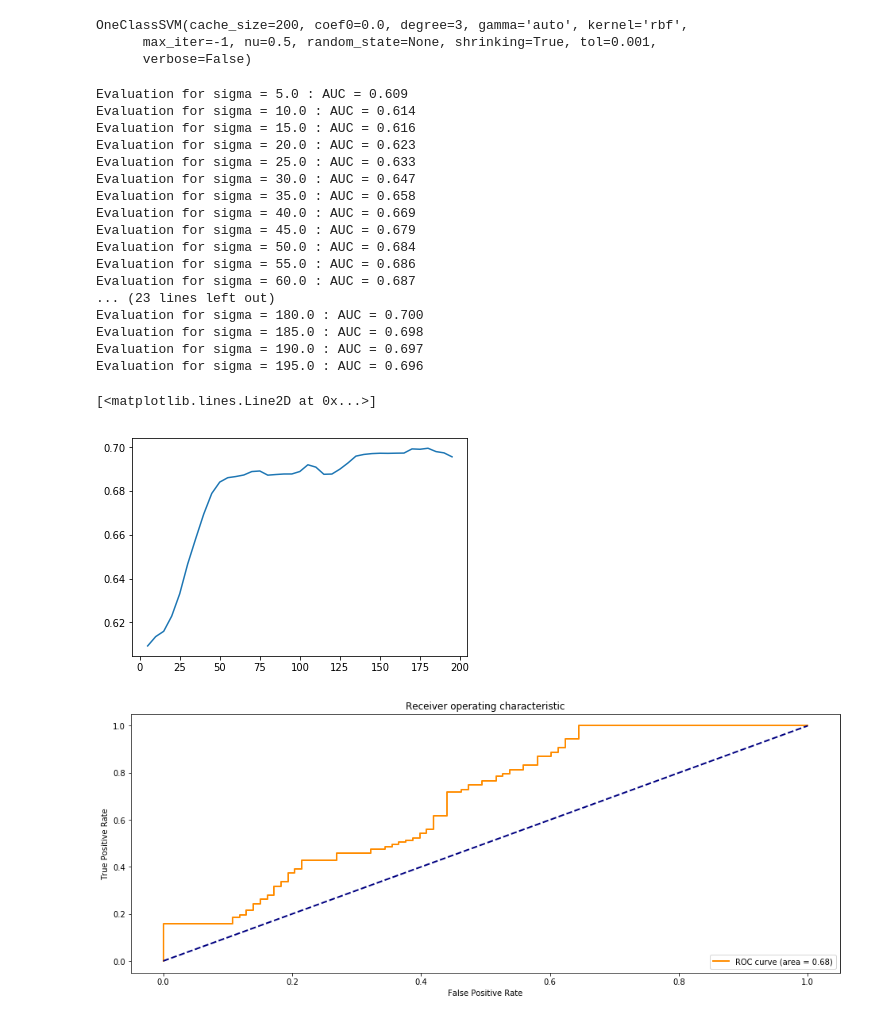
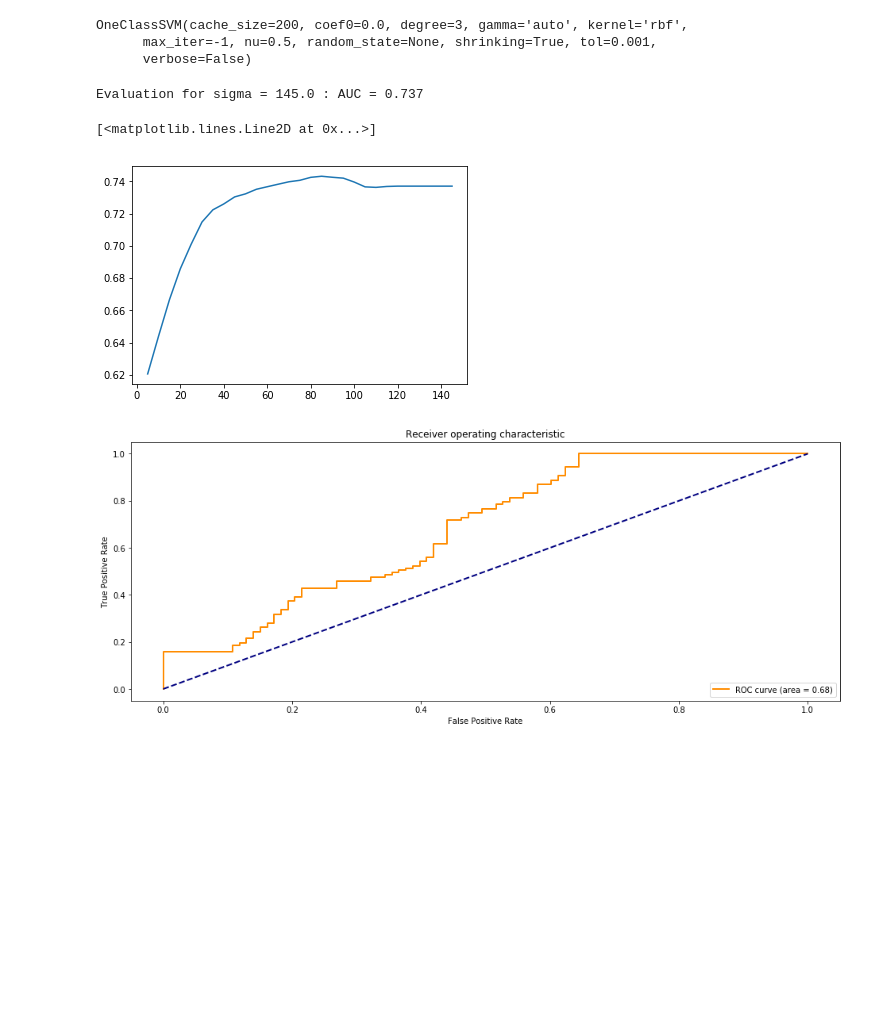
Before and after one commit to Smoltbob/INF8225_Anomalies, a Jupyter notebook: oneclasssvm.ipynb, the cells around one changed output. Drawn from its saved outputs; the diff is of its cells as text; code cells hidden in the pictures; blank space fills up the shorter version.

```diff
--- a/oneclasssvm.ipynb
+++ b/oneclasssvm.ipynb
@@ -844,8 +809,8 @@ def get_scores(group):
 results_df = results_df.groupby(['clip', 'frame']).apply(get_scores)
 # %%
 # Choice of the anomaly vectors
-results_anomaly = np.array(results_df['svm_score'])
-#results_anomaly = np.array(results_df['retina_score'])
+#results_anomaly = np.array(results_df['svm_score'])
+results_anomaly = np.array(results_df['retina_score'])
 # %%
 def filter_results(results_anomaly, sigma, n_frames_per_clip):
     """
@@ -865,34 +830,18 @@ def filter_results(results_anomaly, sigma, n_frames_per_clip):
 # %%
 # What about sigma ?
 auc_sigma = []
-sigma_values = np.arange(5,200, 5)
+sigma_values = np.arange(5,150, 5)
 for sigma in sigma_values:
     fpr, tpr, _ = roc_curve(gt_test_peds,filter_results(results_anomaly, sigma, n_frames_per_clip))
     roc_auc = auc(fpr, tpr)
     auc_sigma.append(roc_auc)
-    print("Evaluation for sigma = %.1f : AUC = %.3f" %(sigma, roc_auc))
+print("Evaluation for sigma = %.1f : AUC = %.3f" %(sigma, roc_auc))
 
 plt.plot(sigma_values, auc_sigma)
 # %% [output]
-Evaluation for sigma = 5.0 : AUC = 0.609
-Evaluation for sigma = 10.0 : AUC = 0.614
-Evaluation for sigma = 15.0 : AUC = 0.616
-Evaluation for sigma = 20.0 : AUC = 0.623
-Evaluation for sigma = 25.0 : AUC = 0.633
-Evaluation for sigma = 30.0 : AUC = 0.647
-Evaluation for sigma = 35.0 : AUC = 0.658
-Evaluation for sigma = 40.0 : AUC = 0.669
-Evaluation for sigma = 45.0 : AUC = 0.679
-Evaluation for sigma = 50.0 : AUC = 0.684
-Evaluation for sigma = 55.0 : AUC = 0.686
-Evaluation for sigma = 60.0 : AUC = 0.687
-... (23 lines left out)
-Evaluation for sigma = 180.0 : AUC = 0.700
-Evaluation for sigma = 185.0 : AUC = 0.698
-Evaluation for sigma = 190.0 : AUC = 0.697
-Evaluation for sigma = 195.0 : AUC = 0.696
+Evaluation for sigma = 145.0 : AUC = 0.737
 [<matplotlib.lines.Line2D at 0x...>]
-[figure, old version]
+[figure, new version]
 # %%
 video_num = 0
 
```
Also changed, not shown: parts of 2 cells of this notebook.
